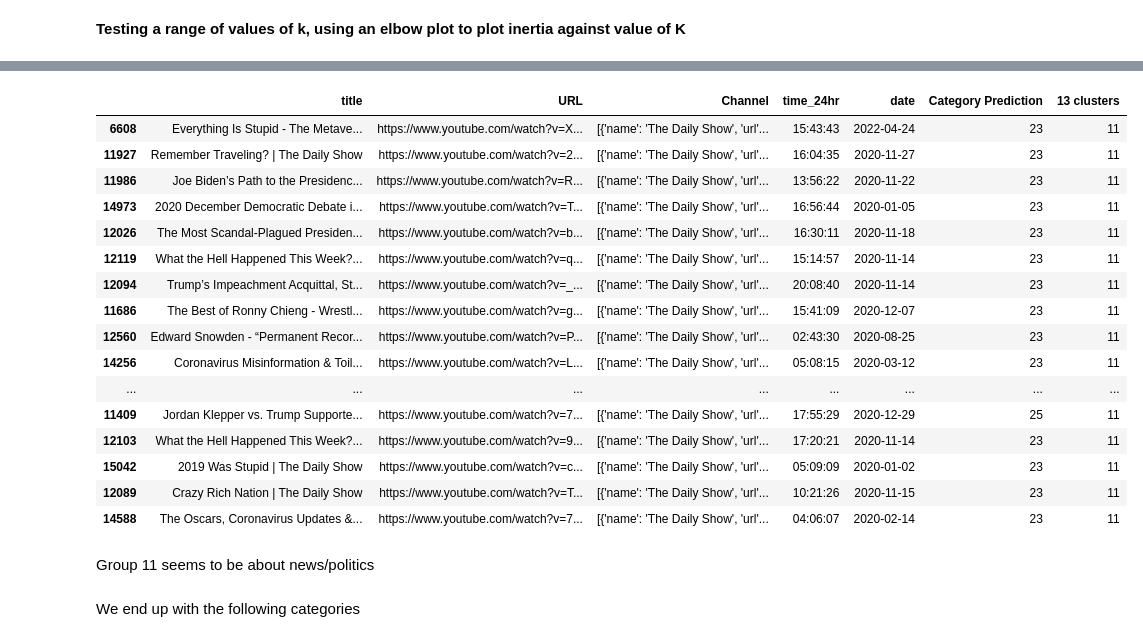
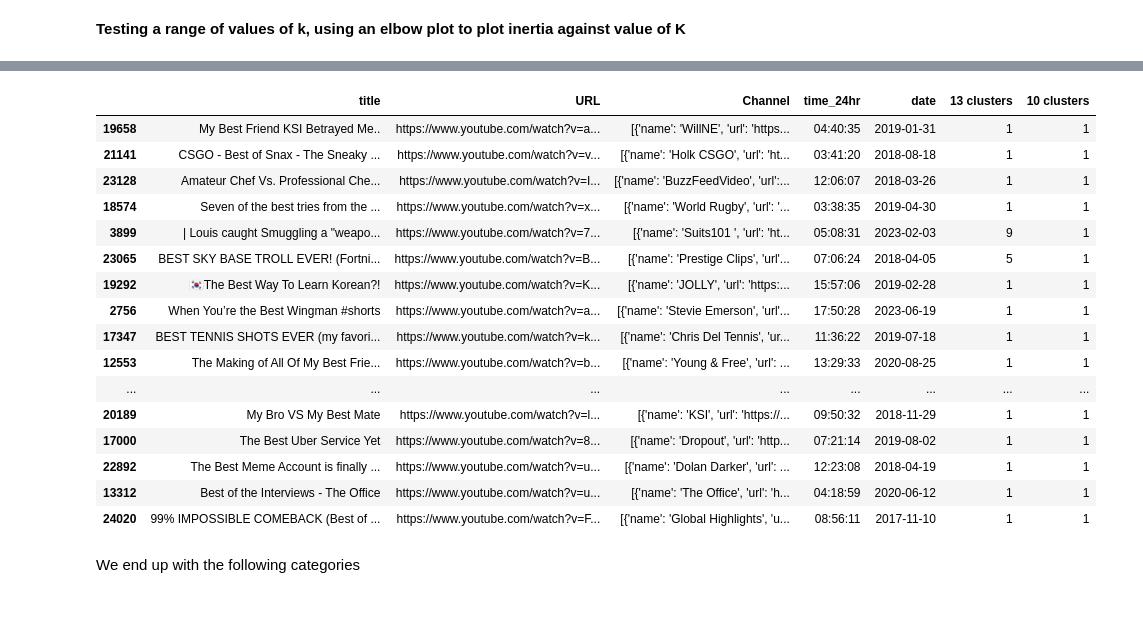
Before and after one commit to mzxchandra/Data-Science-Projects, a Jupyter notebook: Marcus Youtube Data personal analysis project/YT project .ipynb, the cells around one changed output, grey strips where cells are left out. Drawn from its saved outputs; the diff is of its cells as text; code cells hidden in the pictures; blank space fills up the shorter version.

```diff
--- a/Marcus Youtube Data personal analysis project/YT project .ipynb
+++ b/Marcus Youtube Data personal analysis project/YT project .ipynb
@@ -138,4 +157,4 @@ The red line indicate noticeable inflection points that would make for good K va
 # %%
-kmeans = KMeans(n_clusters=13, n_init = 20, init = 'k-means++')
+kmeans = KMeans(n_clusters=10, n_init = 20, init = 'k-means++')
 kmeans.fit(X)
 # %% [output]
@@ -143,6 +162,7 @@ KMeans(n_clusters=13, n_init=20)
 # %%
 cluster_groups = kmeans.labels_
-watch_df["13 clusters"] = cluster_groups
+clustered_watch_df = watch_df
+clustered_watch_df["10 clusters"] = cluster_groups
 # %%
 #Checking to see the distribution of cluster sizes
 from collections import Counter
@@ -152,38 +184,33 @@ print(counts_df)
 # %%
-group_0 = watch_df[watch_df["13 clusters"] == 0]
-group_1 = watch_df[watch_df["13 clusters"] == 1]
-group_2 = watch_df[watch_df["13 clusters"] == 2]
-group_3 = watch_df[watch_df["13 clusters"] == 3]
-group_4 = watch_df[watch_df["13 clusters"] == 4]
-group_5 = watch_df[watch_df["13 clusters"] == 5]
-group_6 = watch_df[watch_df["13 clusters"] == 6]
-group_7 = watch_df[watch_df["13 clusters"] == 7]
-group_8 = watch_df[watch_df["13 clusters"] == 8]
-group_9 = watch_df[watch_df["13 clusters"] == 9]
-group_10 = watch_df[watch_df["13 clusters"] == 10]
-group_11 = watch_df[watch_df["13 clusters"] == 11]
-group_12 = watch_df[watch_df["13 clusters"] == 12]
+group_0 = clustered_watch_df[clustered_watch_df["10 clusters"]== 0]
+group_1 = clustered_watch_df[clustered_watch_df["10 clusters"] == 1]
+group_2 = clustered_watch_df[clustered_watch_df["10 clusters"] == 2]
+group_3 = clustered_watch_df[clustered_watch_df["10 clusters"] == 3]
+group_4 = clustered_watch_df[clustered_watch_df["10 clusters"] == 4]
+group_5 = clustered_watch_df[clustered_watch_df["10 clusters"] == 5]
+group_6 = clustered_watch_df[clustered_watch_df["10 clusters"] == 6]
+group_7 = clustered_watch_df[clustered_watch_df["10 clusters"] == 7]
+group_8 = clustered_watch_df[clustered_watch_df["10 clusters"] == 8]
+group_9 = clustered_watch_df[clustered_watch_df["10 clusters"] == 9]
 # %%
-group_11.sample(20)
+group_1.sample(20)
 # %% [output]
-|  | title | URL | Channel | time_24hr | date | Category Prediction | 13 clusters |
-| 6608 | Everything Is Stupid - The Metave... | https://www.youtube.com/watch?v=X... | [{'name': 'The Daily Show', 'url'... | 15:43:43 | 2022-04-24 | 23 | 11 |
-| 11927 | Remember Traveling? | The Daily Show | https://www.youtube.com/watch?v=2... | [{'name': 'The Daily Show', 'url'... | 16:04:35 | 2020-11-27 | 23 | 11 |
-| 11986 | Joe Biden’s Path to the Presidenc... | https://www.youtube.com/watch?v=R... | [{'name': 'The Daily Show', 'url'... | 13:56:22 | 2020-11-22 | 23 | 11 |
-| 14973 | 2020 December Democratic Debate i... | https://www.youtube.com/watch?v=T... | [{'name': 'The Daily Show', 'url'... | 16:56:44 | 2020-01-05 | 23 | 11 |
-| 12026 | The Most Scandal-Plagued Presiden... | https://www.youtube.com/watch?v=b... | [{'name': 'The Daily Show', 'url'... | 16:30:11 | 2020-11-18 | 23 | 11 |
-| 12119 | What the Hell Happened This Week?... | https://www.youtube.com/watch?v=q... | [{'name': 'The Daily Show', 'url'... | 15:14:57 | 2020-11-14 | 23 | 11 |
-| 12094 | Trump’s Impeachment Acquittal, St... | https://www.youtube.com/watch?v=_... | [{'name': 'The Daily Show', 'url'... | 20:08:40 | 2020-11-14 | 23 | 11 |
-| 11686 | The Best of Ronny Chieng - Wrestl... | https://www.youtube.com/watch?v=g... | [{'name': 'The Daily Show', 'url'... | 15:41:09 | 2020-12-07 | 23 | 11 |
-| 12560 | Edward Snowden - “Permanent Recor... | https://www.youtube.com/watch?v=P... | [{'name': 'The Daily Show', 'url'... | 02:43:30 | 2020-08-25 | 23 | 11 |
-| 14256 | Coronavirus Misinformation & Toil... | https://www.youtube.com/watch?v=L... | [{'name': 'The Daily Show', 'url'... | 05:08:15 | 2020-03-12 | 23 | 11 |
+|  | title | URL | Channel | time_24hr | date | 13 clusters | 10 clusters |
+| 19658 | My Best Friend KSI Betrayed Me.. | https://www.youtube.com/watch?v=a... | [{'name': 'WillNE', 'url': 'https... | 04:40:35 | 2019-01-31 | 1 | 1 |
+| 21141 | CSGO - Best of Snax - The Sneaky ... | https://www.youtube.com/watch?v=v... | [{'name': 'Holk CSGO', 'url': 'ht... | 03:41:20 | 2018-08-18 | 1 | 1 |
+| 23128 | Amateur Chef Vs. Professional Che... | https://www.youtube.com/watch?v=I... | [{'name': 'BuzzFeedVideo', 'url':... | 12:06:07 | 2018-03-26 | 1 | 1 |
+| 18574 | Seven of the best tries from the ... | https://www.youtube.com/watch?v=x... | [{'name': 'World Rugby', 'url': '... | 03:38:35 | 2019-04-30 | 1 | 1 |
+| 3899 | | Louis caught Smuggling a "weapo... | https://www.youtube.com/watch?v=7... | [{'name': 'Suits101 ', 'url': 'ht... | 05:08:31 | 2023-02-03 | 9 | 1 |
+| 23065 | BEST SKY BASE TROLL EVER! (Fortni... | https://www.youtube.com/watch?v=B... | [{'name': 'Prestige Clips', 'url'... | 07:06:24 | 2018-04-05 | 5 | 1 |
+| 19292 | 🇰🇷The Best Way To Learn Korean?! | https://www.youtube.com/watch?v=K... | [{'name': 'JOLLY', 'url': 'https:... | 15:57:06 | 2019-02-28 | 1 | 1 |
+| 2756 | When You’re the Best Wingman #shorts | https://www.youtube.com/watch?v=a... | [{'name': 'Stevie Emerson', 'url'... | 17:50:28 | 2023-06-19 | 1 | 1 |
+| 17347 | BEST TENNIS SHOTS EVER (my favori... | https://www.youtube.com/watch?v=k... | [{'name': 'Chris Del Tennis', 'ur... | 11:36:22 | 2019-07-18 | 1 | 1 |
+| 12553 | The Making of All Of My Best Frie... | https://www.youtube.com/watch?v=b... | [{'name': 'Young & Free', 'url': ... | 13:29:33 | 2020-08-25 | 1 | 1 |
 | ... | ... | ... | ... | ... | ... | ... | ... |
-| 11409 | Jordan Klepper vs. Trump Supporte... | https://www.youtube.com/watch?v=7... | [{'name': 'The Daily Show', 'url'... | 17:55:29 | 2020-12-29 | 25 | 11 |
-| 12103 | What the Hell Happened This Week?... | https://www.youtube.com/watch?v=9... | [{'name': 'The Daily Show', 'url'... | 17:20:21 | 2020-11-14 | 23 | 11 |
-| 15042 | 2019 Was Stupid | The Daily Show | https://www.youtube.com/watch?v=c... | [{'name': 'The Daily Show', 'url'... | 05:09:09 | 2020-01-02 | 23 | 11 |
-| 12089 | Crazy Rich Nation | The Daily Show | https://www.youtube.com/watch?v=T... | [{'name': 'The Daily Show', 'url'... | 10:21:26 | 2020-11-15 | 23 | 11 |
-| 14588 | The Oscars, Coronavirus Updates &... | https://www.youtube.com/watch?v=7... | [{'name': 'The Daily Show', 'url'... | 04:06:07 | 2020-02-14 | 23 | 11 |
+| 20189 | My Bro VS My Best Mate | https://www.youtube.com/watch?v=l... | [{'name': 'KSI', 'url': 'https://... | 09:50:32 | 2018-11-29 | 1 | 1 |
+| 17000 | The Best Uber Service Yet | https://www.youtube.com/watch?v=8... | [{'name': 'Dropout', 'url': 'http... | 07:21:14 | 2019-08-02 | 1 | 1 |
+| 22892 | The Best Meme Account is finally ... | https://www.youtube.com/watch?v=u... | [{'name': 'Dolan Darker', 'url': ... | 12:23:08 | 2018-04-19 | 1 | 1 |
+| 13312 | Best of the Interviews - The Office | https://www.youtube.com/watch?v=u... | [{'name': 'The Office', 'url': 'h... | 04:18:59 | 2020-06-12 | 1 | 1 |
+| 24020 | 99% IMPOSSIBLE COMEBACK (Best of ... | https://www.youtube.com/watch?v=F... | [{'name': 'Global Highlights', 'u... | 08:56:11 | 2017-11-10 | 1 | 1 |
-# %% [markdown]
-Group 11 seems to be about news/politics
 # %% [markdown]
 We end up with the following categories
```
Also changed, not shown: parts of 58 cells of this notebook.
